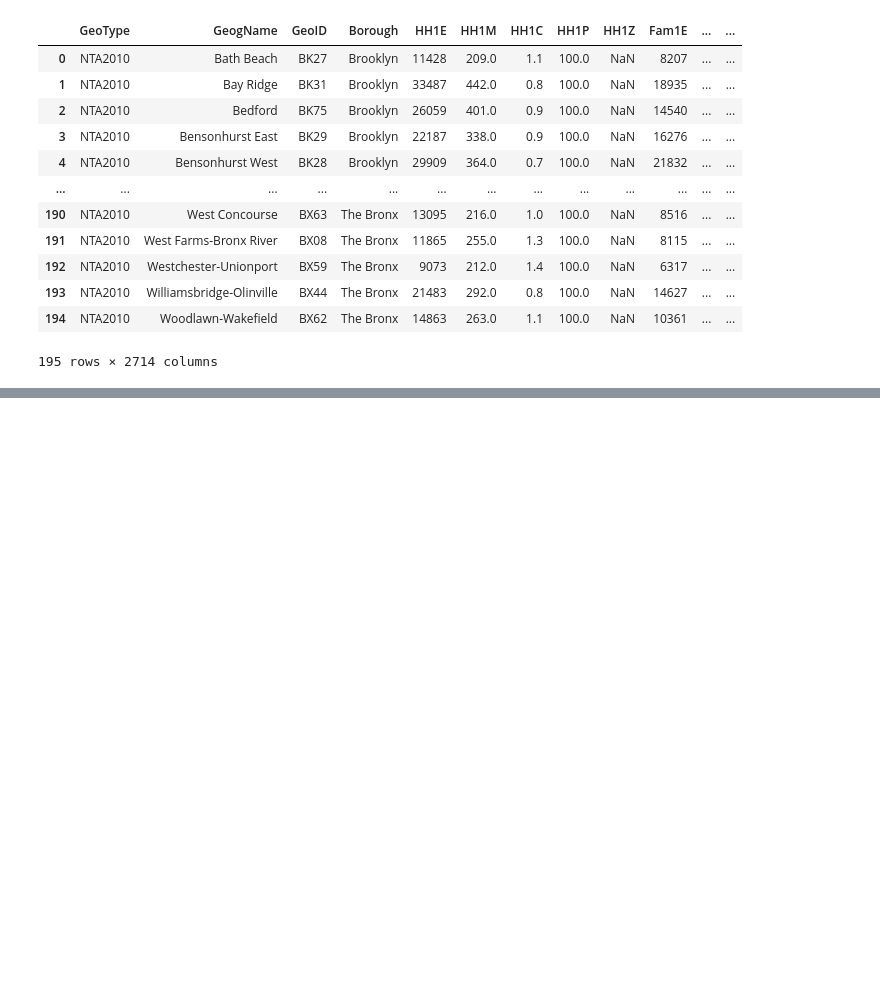
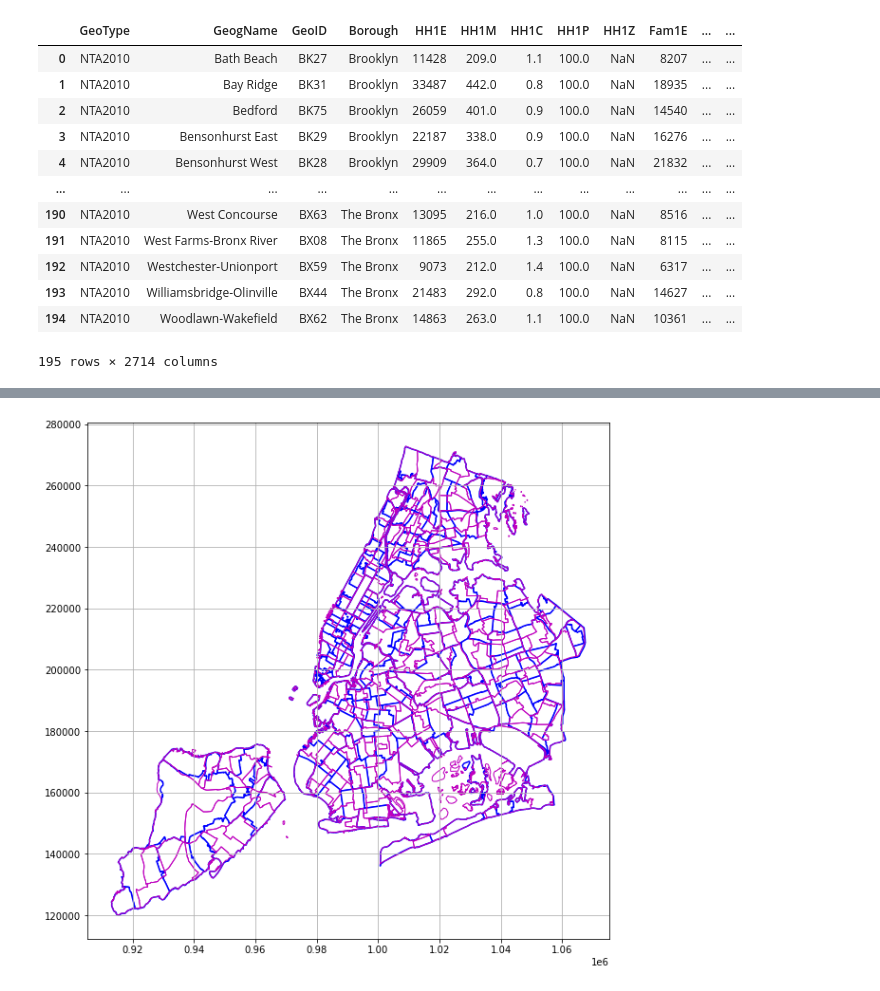
Before and after one commit to ClaudiaDeceglie/Thesis_NYC_covid19, a Jupyter notebook: Datasets from NYC Health.ipynb, the cells around one changed output, grey strips where cells are left out. Cells and saved outputs as stored; diff of their text form; code cells hidden in the pictures; blank space fills up the shorter version.

```diff
--- a/Datasets from NYC Health.ipynb
+++ b/Datasets from NYC Health.ipynb
@@ -378,4 +380,4 @@ data_socio_demographic
 # %%
-zipcodes_map1=gpd.read_file("/home/claudia/Scrivania/Tesi NYC pandemic /ZIP_CODE_040114/ZIP_CODE_040114.shp")
+NTA_map1 =gpd.read_file("/home/claudia/Scrivania/Tesi NYC pandemic /nyu_2451_34561/nyu_2451_34561.shp")
 
-zipcodes_map1
+zipcodes_map1 = gpd.read_file("/home/claudia/Scrivania/Tesi NYC pandemic /nyu_2451_34509/nyu_2451_34509.shp")
@@ -412,0 +384,9 @@ NTA_map
+# %%
+fig, ax = plt.subplots(figsize=(10,10))
+
+zipcode_map.plot(ax=ax, color='white',edgecolor='blue', linewidth =1.5)
+NTA_map1.plot(ax=ax, color='none', edgecolor='m', linewidth = 1)
+plt.grid()
+plt.show()
+# %% [output]
+[figure, added]
```
Also changed, not shown: parts of 7 cells of this notebook, 10 other files.
